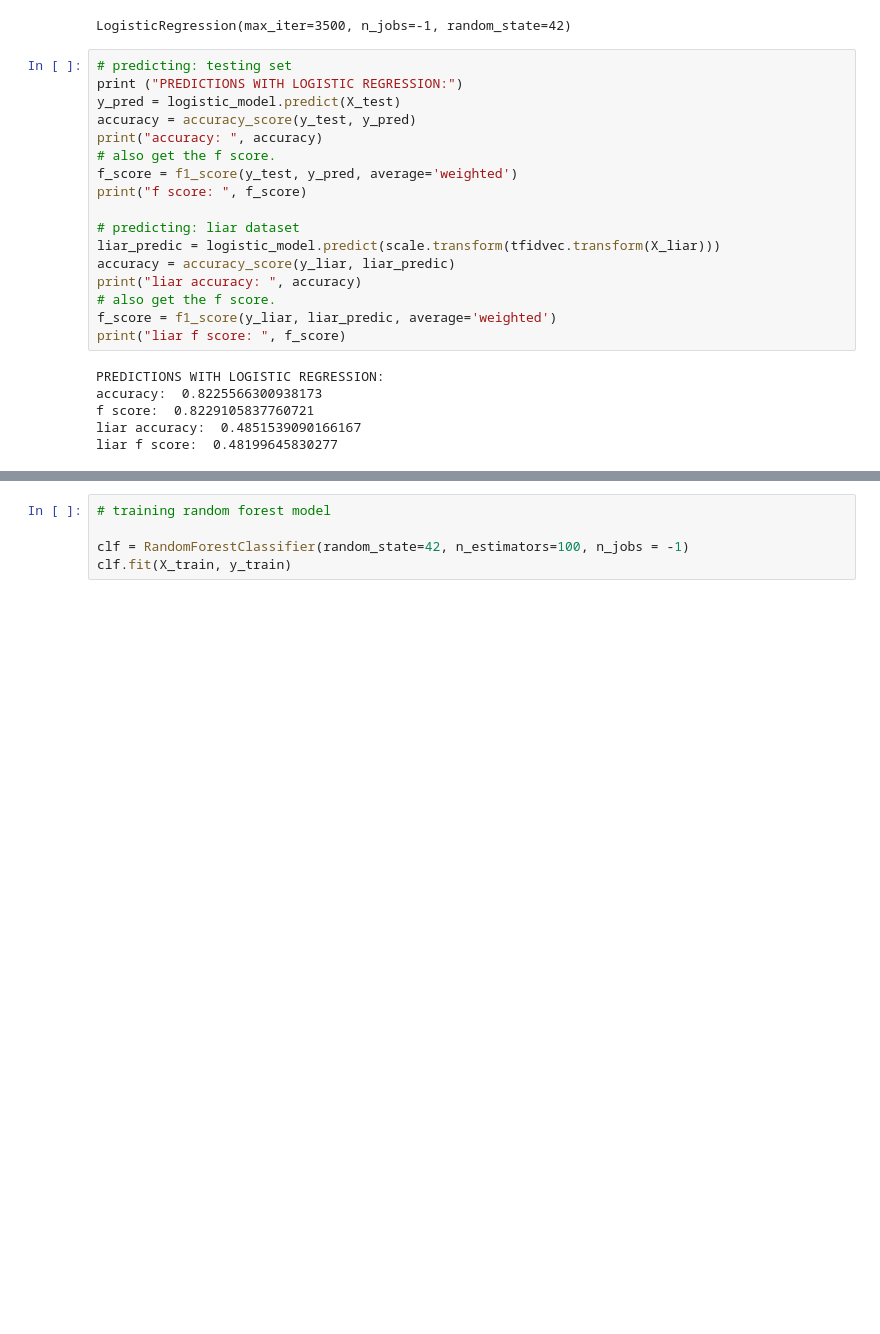
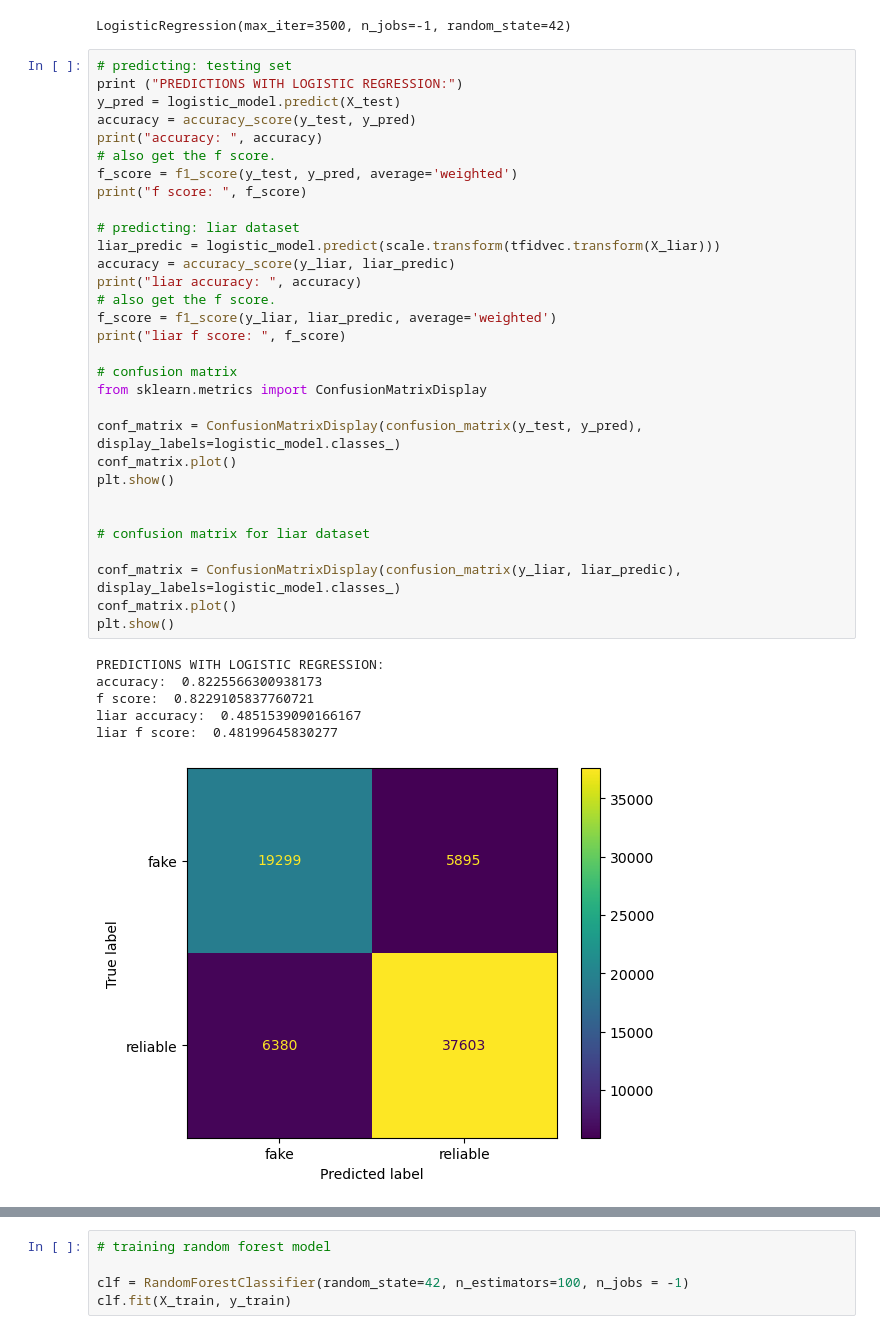
Before and after one commit to AS0013/Fake-News-GDS, a Jupyter notebook: src/FinalFakeNewsBigData.ipynb, the cells around one changed output, grey strips where cells are left out. Saved outputs shown, nothing was run; the diff lists cells and outputs as text; blank space fills up the shorter version.

```diff
--- a/src/FinalFakeNewsBigData.ipynb
+++ b/src/FinalFakeNewsBigData.ipynb
@@ -254,23 +254,38 @@ LogisticRegression(max_iter=3500, n_jobs=-1, random_state=42)
 # %%
 # predicting: testing set
 print ("PREDICTIONS WITH LOGISTIC REGRESSION:")
 y_pred = logistic_model.predict(X_test)
 accuracy = accuracy_score(y_test, y_pred)
 print("accuracy: ", accuracy)
 # also get the f score.
 f_score = f1_score(y_test, y_pred, average='weighted')
 print("f score: ", f_score)
 
 # predicting: liar dataset
 liar_predic = logistic_model.predict(scale.transform(tfidvec.transform(X_liar)))
 accuracy = accuracy_score(y_liar, liar_predic)
 print("liar accuracy: ", accuracy)
 # also get the f score.
 f_score = f1_score(y_liar, liar_predic, average='weighted')
 print("liar f score: ", f_score)
+
+# confusion matrix
+from sklearn.metrics import ConfusionMatrixDisplay
+
+conf_matrix = ConfusionMatrixDisplay(confusion_matrix(y_test, y_pred), display_labels=logistic_model.classes_)
+conf_matrix.plot()
+plt.show()
+
+
+# confusion matrix for liar dataset
+
+conf_matrix = ConfusionMatrixDisplay(confusion_matrix(y_liar, liar_predic), display_labels=logistic_model.classes_)
+conf_matrix.plot()
+plt.show()
 # %% [output]
 PREDICTIONS WITH LOGISTIC REGRESSION:
 accuracy:  0.8225566300938173
 f score:  0.8229105837760721
 liar accuracy:  0.4851539090166167
 liar f score:  0.48199645830277
+[figure, added]
```
Also changed, not shown: parts of 5 cells of this notebook.
